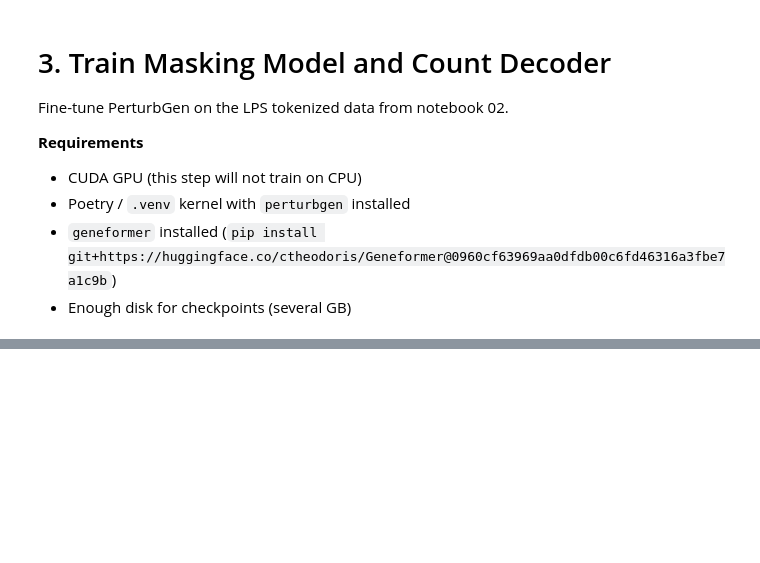
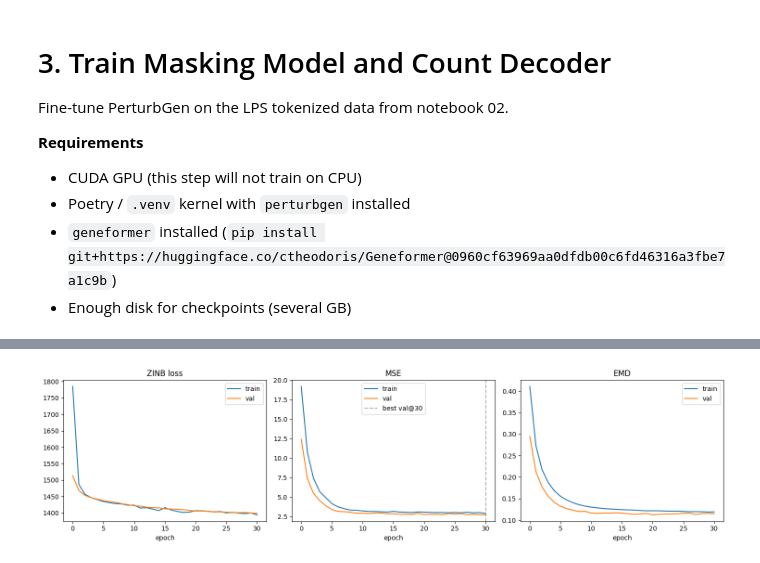
Before and after one commit to kocemir/Perturbgen, a Jupyter notebook: docs/examples/03_train_perturbgen.ipynb, the cells around one changed output, grey strips where cells are left out. Cells and saved outputs as stored; diff of their text form; code cells hidden in the pictures; blank space fills up the shorter version.

```diff
--- a/docs/examples/03_train_perturbgen.ipynb
+++ b/docs/examples/03_train_perturbgen.ipynb
@@ -514,0 +686,95 @@ Loading 2_6h_LPS.h5ad...
+# %%
+import matplotlib.pyplot as plt
+import pandas as pd
+from pathlib import Path
+
+if "COUNT_OUTPUT_DIR" not in globals():
+    COUNT_OUTPUT_DIR = str(WORKSPACE / "T_perturb" / "res" / "count_split")
+
+# Default: the completed 8-GPU batch_256 run (epoch 0–30)
+COUNT_METRICS_CSV = WORKSPACE / "logs" / "20260809_1447_cellgen" / "version_0" / "metrics.csv"
+
+# Fallback: newest cellgen metrics.csv under logs/
+if not COUNT_METRICS_CSV.is_file():
+    cands = sorted(
+        (WORKSPACE / "logs").glob("**/metrics.csv"),
+        key=lambda q: q.stat().st_mtime,
+    )
+    cellgen = [q for q in cands if "cellgen" in q.as_posix()]
+    COUNT_METRICS_CSV = (cellgen or cands)[-1]
+
+df_count = pd.read_csv(COUNT_METRICS_CSV)
+
+
+def epoch_series(frame: pd.DataFrame, col: str) -> pd.Series:
+    if col not in frame.columns or "epoch" not in frame.columns:
+        return pd.Series(dtype=float)
+    tmp = frame[["epoch", col]].dropna()
+    if tmp.empty:
+        return pd.Series(dtype=float)
+    return tmp.groupby("epoch", as_index=True)[col].last().sort_index()
+
+
+train_loss = epoch_series(df_count, "train/loss_epoch")
+val_loss = epoch_series(df_count, "val/loss_epoch")
+train_mse = epoch_series(df_count, "train/mse_epoch")
+val_mse = epoch_series(df_count, "val/mse_epoch")
+train_emd = epoch_series(df_count, "train/emd")
+val_emd = epoch_series(df_count, "val/emd")
+
+summary = pd.DataFrame(
+    {
+        "train/loss": train_loss,
+        "val/loss": val_loss,
+        "train/mse": train_mse,
+        "val/mse": val_mse,
+        "train/emd": train_emd,
+        "val/emd": val_emd,
+    }
+)
+print("metrics.csv:", COUNT_METRICS_CSV)
+print(summary.tail(10))
+if not val_mse.empty:
+    print(
+        f"\nBest val/mse: epoch {int(val_mse.idxmin())} = {float(val_mse.min()):.4f}"
+    )
+if not val_loss.empty:
+    print(
+        f"Best val/loss: epoch {int(val_loss.idxmin())} = {float(val_loss.min()):.4f}"
+    )
+
+fig, axes = plt.subplots(1, 3, figsize=(15, 4))
+
+axes[0].plot(train_loss.index, train_loss.values, label="train")
+axes[0].plot(val_loss.index, val_loss.values, label="val")
+axes[0].set_title("ZINB loss")
+axes[0].set_xlabel("epoch")
+axes[0].legend()
+
+axes[1].plot(train_mse.index, train_mse.values, label="train")
+axes[1].plot(val_mse.index, val_mse.values, label="val")
+if not val_mse.empty:
+    axes[1].axvline(
+        val_mse.idxmin(),
+        color="gray",
+        ls="--",
+        alpha=0.6,
+        label=f"best val@{int(val_mse.idxmin())}",
+    )
+axes[1].set_title("MSE")
+axes[1].set_xlabel("epoch")
+axes[1].legend()
+
+axes[2].plot(train_emd.index, train_emd.values, label="train")
+axes[2].plot(val_emd.index, val_emd.values, label="val")
+axes[2].set_title("EMD")
+axes[2].set_xlabel("epoch")
+axes[2].legend()
+
+fig.tight_layout()
+out_png = Path(COUNT_OUTPUT_DIR) / "count_train_val_curves.png"
+Path(COUNT_OUTPUT_DIR).mkdir(parents=True, exist_ok=True)
+fig.savefig(out_png, dpi=200, bbox_inches="tight")
+print("saved:", out_png)
+plt.show()
+# %% [output]
@@ -514,0 +798 @@ Loading 2_6h_LPS.h5ad...
+[figure, added]
```
Also changed, not shown: parts of 26 cells of this notebook, 56 other files.
